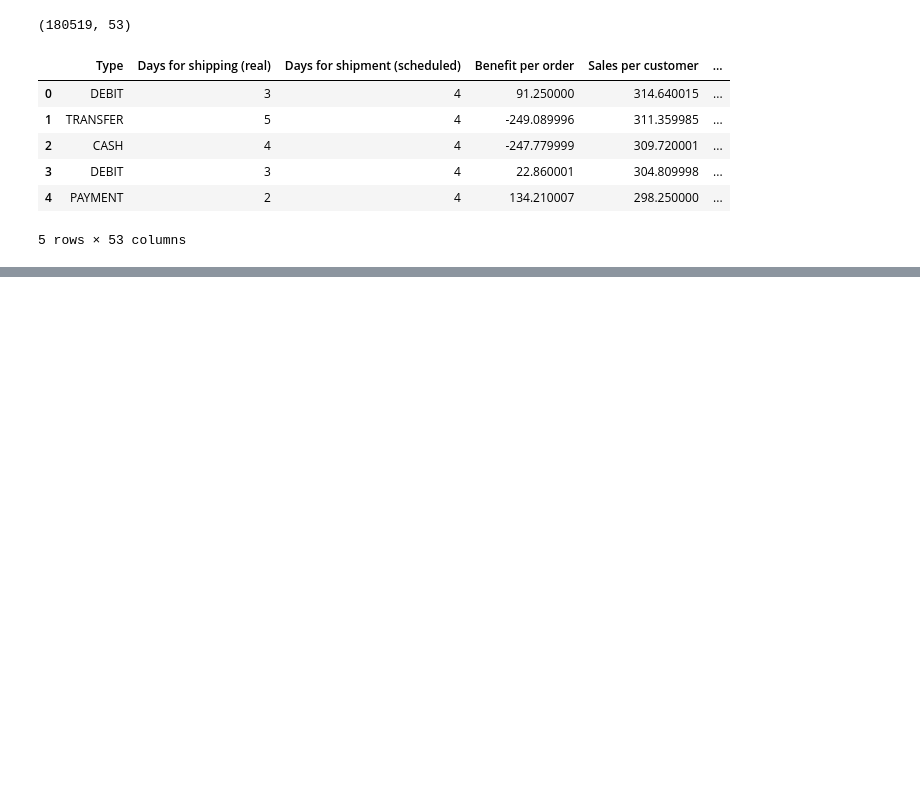
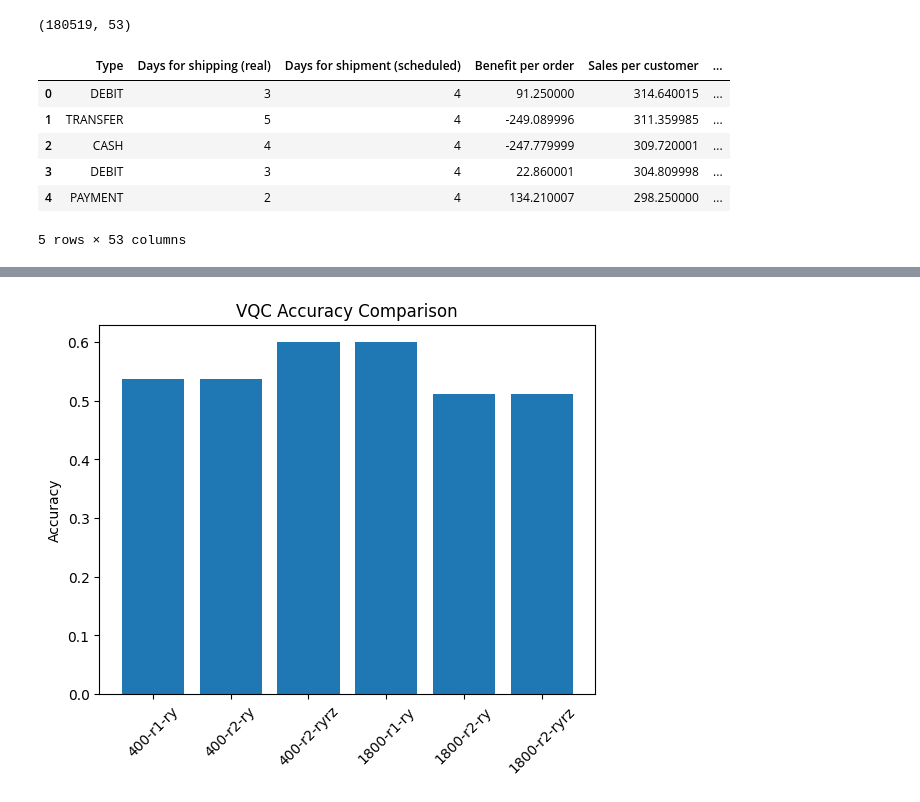
Before and after one commit to Saptashwa-Das-17/Minor_project_QML, a Jupyter notebook: QML.ipynb, the cells around one changed output, grey strips where cells are left out. Drawn from its saved outputs; the diff is of its cells as text; code cells hidden in the pictures; blank space fills up the shorter version.

Commit message:
Updated VQC training loop and plotting

```diff
--- a/QML.ipynb
+++ b/QML.ipynb
@@ -51,14 +53,3 @@ X_scaled = scaler.fit_transform(X)
 
 pca = PCA(n_components=5)
 X_reduced = pca.fit_transform(X_scaled)
-
-X_train, X_test, y_train, y_test = train_test_split(
-    X_reduced, y, test_size=0.2, random_state=42
-)
-# %%
-# Quantum model
-
-feature_map = ZZFeatureMap(feature_dimension=5,reps=2)
-ansatz = TwoLocal(num_qubits=5,rotation_blocks=['ry','rz'],entanglement_blocks='cz',reps=2)
-optimizer = COBYLA(maxiter=150, tol=1e-3)
-vqc = VQC(feature_map=feature_map,ansatz=ansatz,optimizer=optimizer)
@@ -71,0 +56,17 @@ Training Quantum Model...
+# %%
+#configuration training features
+
+from sklearn.metrics import accuracy_score
+
+configs = [
+    {"size": 400, "reps": 1, "rot": ['ry']},
+    {"size": 400, "reps": 2, "rot": ['ry']},
+    {"size": 400, "reps": 2, "rot": ['ry','rz']},
+    {"size": 1800, "reps": 1, "rot": ['ry']},
+    {"size": 1800, "reps": 2, "rot": ['ry']},
+    {"size": 1800, "reps": 2, "rot": ['ry','rz']}
+]
+
+results = []
+times = []
+labels = []
@@ -71,0 +139,12 @@ Training Quantum Model...
+# %%
+# visual representation of accuracy comparsion
+
+results = results[:len(labels)]
+plt.figure()
+plt.bar(labels, results)
+plt.xticks(rotation=45)
+plt.ylabel("Accuracy")
+plt.title("VQC Accuracy Comparison")
+plt.show()
+# %% [output]
+[figure, added]
```
Also changed, not shown: parts of 6 cells of this notebook.
